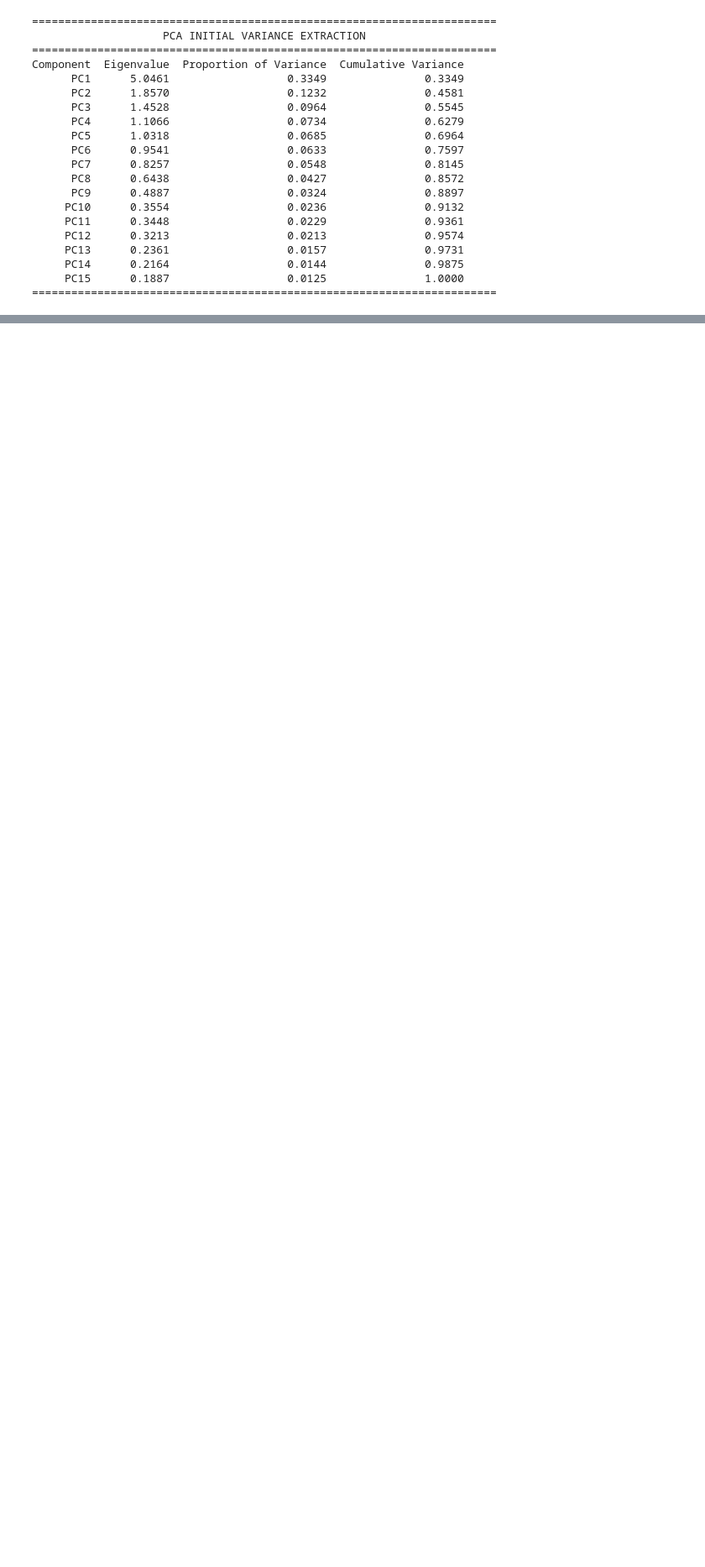
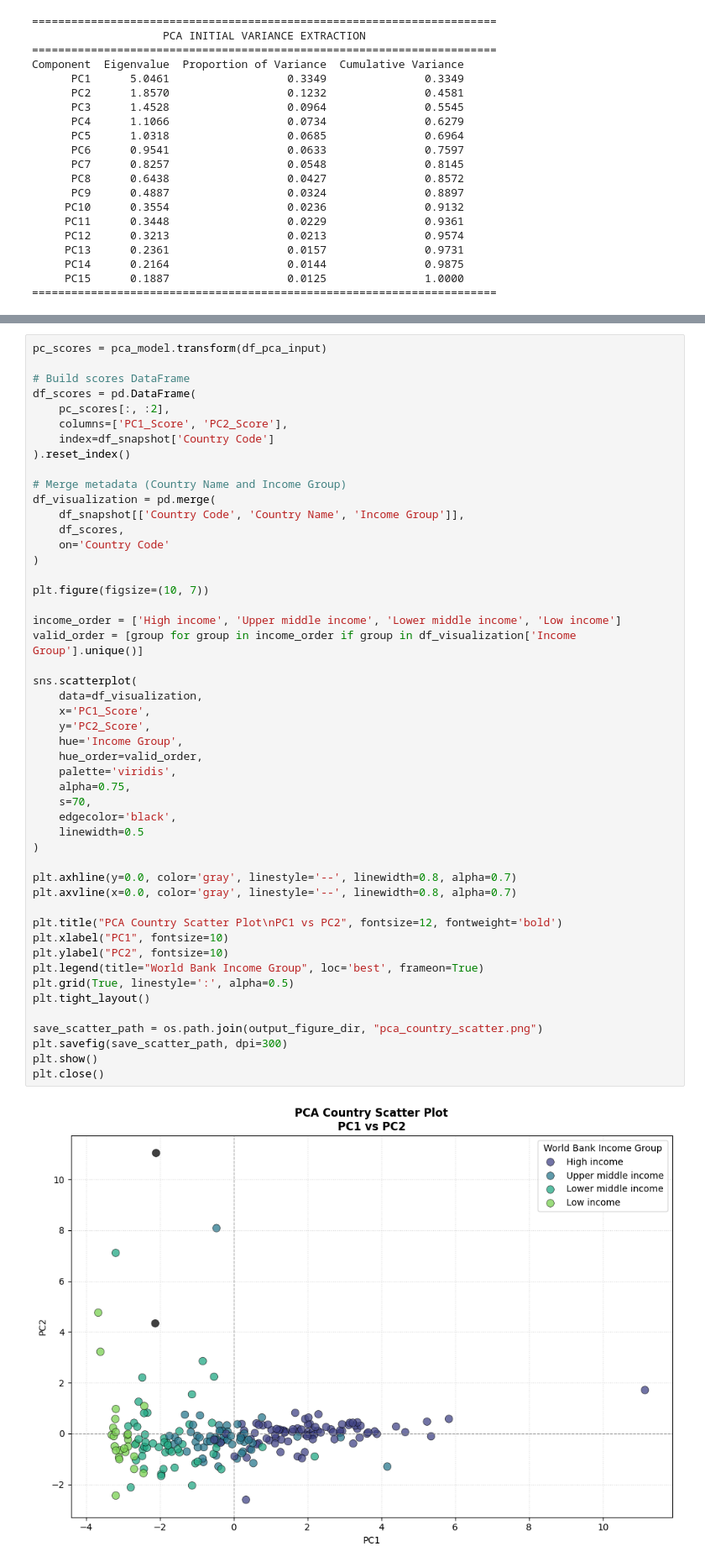
Before and after one commit to henryelga/Startup_Viability_Index, a Jupyter notebook: notebooks/04_multivariate_analysis.ipynb, the cells around one changed output, grey strips where cells are left out. Shown at 84% size. Saved outputs shown, nothing was run; the diff lists cells and outputs as text; blank space fills up the shorter version.

```diff
--- a/notebooks/04_multivariate_analysis.ipynb
+++ b/notebooks/04_multivariate_analysis.ipynb
@@ -569,0 +627,51 @@ Component  Eigenvalue  Proportion of Variance  Cumulative Variance
+# %%
+pc_scores = pca_model.transform(df_pca_input)
+
+# Build scores DataFrame
+df_scores = pd.DataFrame(
+    pc_scores[:, :2],
+    columns=['PC1_Score', 'PC2_Score'],
+    index=df_snapshot['Country Code']
+).reset_index()
+
+# Merge metadata (Country Name and Income Group)
+df_visualization = pd.merge(
+    df_snapshot[['Country Code', 'Country Name', 'Income Group']],
+    df_scores,
+    on='Country Code'
+)
+
+plt.figure(figsize=(10, 7))
+
+income_order = ['High income', 'Upper middle income', 'Lower middle income', 'Low income']
+valid_order = [group for group in income_order if group in df_visualization['Income Group'].unique()]
+
+sns.scatterplot(
+    data=df_visualization,
+    x='PC1_Score',
+    y='PC2_Score',
+    hue='Income Group',
+    hue_order=valid_order,
+    palette='viridis',
+    alpha=0.75,
+    s=70,
+    edgecolor='black',
+    linewidth=0.5
+)
+
+plt.axhline(y=0.0, color='gray', linestyle='--', linewidth=0.8, alpha=0.7)
+plt.axvline(x=0.0, color='gray', linestyle='--', linewidth=0.8, alpha=0.7)
+
+plt.title("PCA Country Scatter Plot\nPC1 vs PC2", fontsize=12, fontweight='bold')
+plt.xlabel("PC1", fontsize=10)
+plt.ylabel("PC2", fontsize=10)
+plt.legend(title="World Bank Income Group", loc='best', frameon=True)
+plt.grid(True, linestyle=':', alpha=0.5)
+plt.tight_layout()
+
+save_scatter_path = os.path.join(output_figure_dir, "pca_country_scatter.png")
+plt.savefig(save_scatter_path, dpi=300)
+plt.show()
+plt.close()
+# %% [output]
+[figure, added]
```
Also changed, not shown: parts of 3 cells of this notebook, 2 other files.
